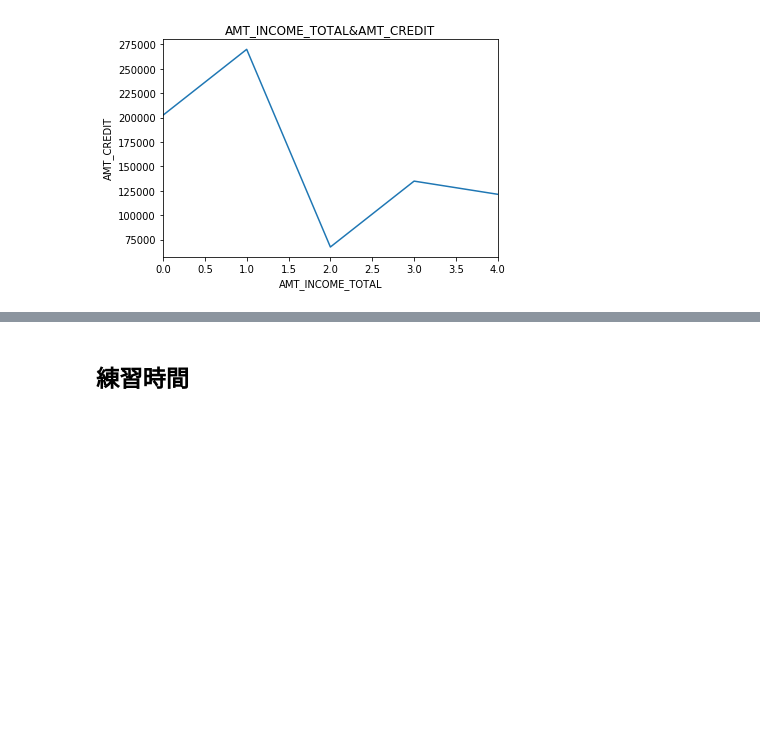
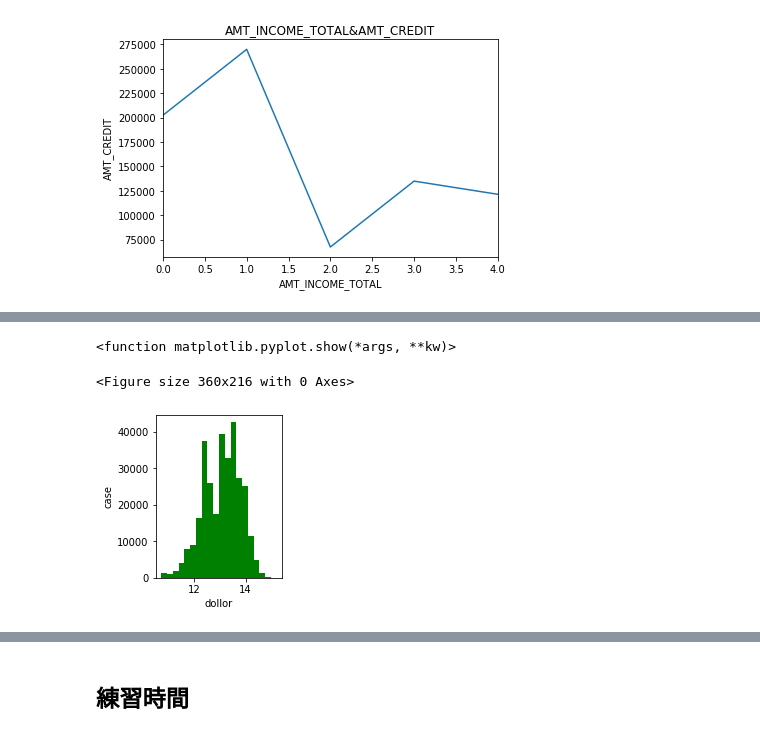
Before and after one commit to yingju0928/ML100Days, a Jupyter notebook: homework/Day_008_HW.ipynb, the cells around one changed output, grey strips where cells are left out. Saved outputs shown, nothing was run; the diff lists cells and outputs as text; code cells hidden in the pictures; blank space fills up the shorter version.

```diff
--- a/homework/Day_008_HW.ipynb
+++ b/homework/Day_008_HW.ipynb
@@ -5,16 +5,3 @@
 # [作業重點]
 - 試著顯示特定欄位的基礎統計數值 (In[4], Out[4], Hint : describe())
 - 試著顯示特定欄位的直方圖 (In[5], Out[5], Hint : .hist())
-# %%
-import pandas as pd
-import numpy as np
-
-
-x=np.array([5,2,7,1,6])
-y=np.array([10,5,15,4,12])
-#a=concat(x,y)
-
-
-print(x.cumsum())
-x_mean=4.2
-y_mean=9.2
@@ -59,0 +66,20 @@ Text(0.5, 1.0, 'AMT_INCOME_TOTAL&AMT_CREDIT')
+# %%
+plt.figure(figsize=(5,3))
+
+y="AMT_CREDIT"
+y_log=app_train["AMT_CREDIT"].map(lambda x:np.log(x))
+
+plt.figure(figsize=(5,3))
+plt.subplot(121)
+plt.hist(y_log,bins=20,color="green")
+plt.title="AMT_CREDIT"
+plt.xlabel("dollor")
+plt.ylabel("case")
+plt.show
+
+
+plt.show
+# %% [output]
+<function matplotlib.pyplot.show(*args, **kw)>
+<Figure size 360x216 with 0 Axes>
+[figure, added]
```
Also changed, not shown: parts of 6 cells of this notebook.
